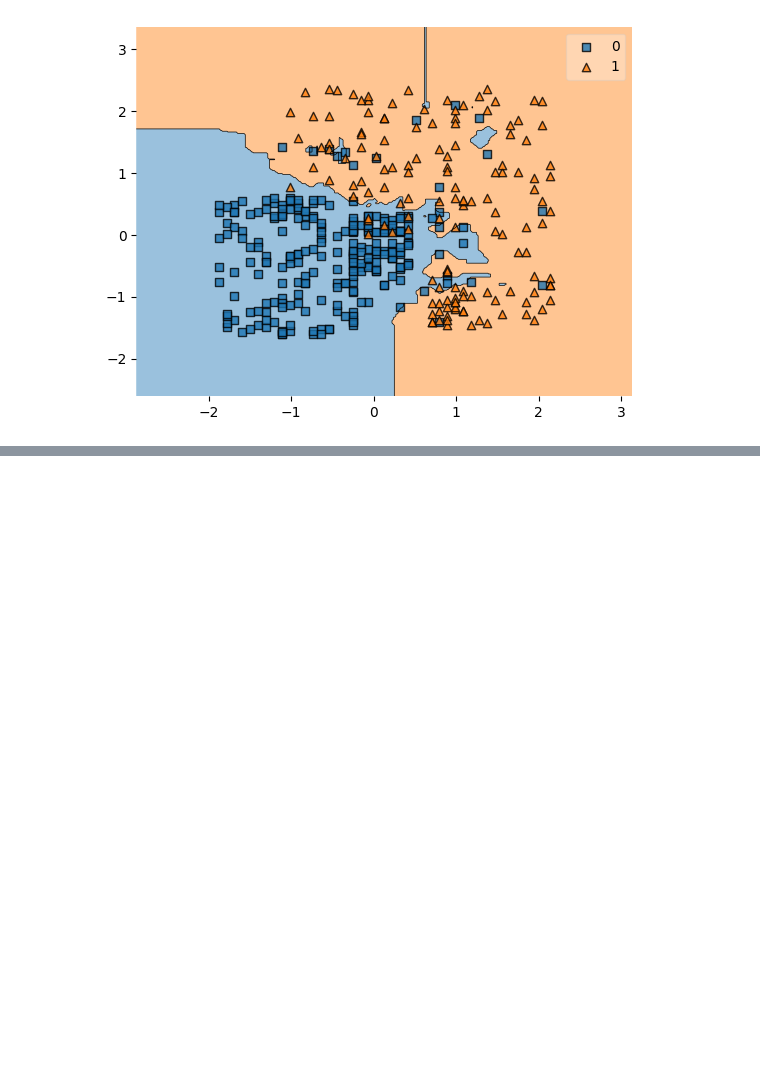
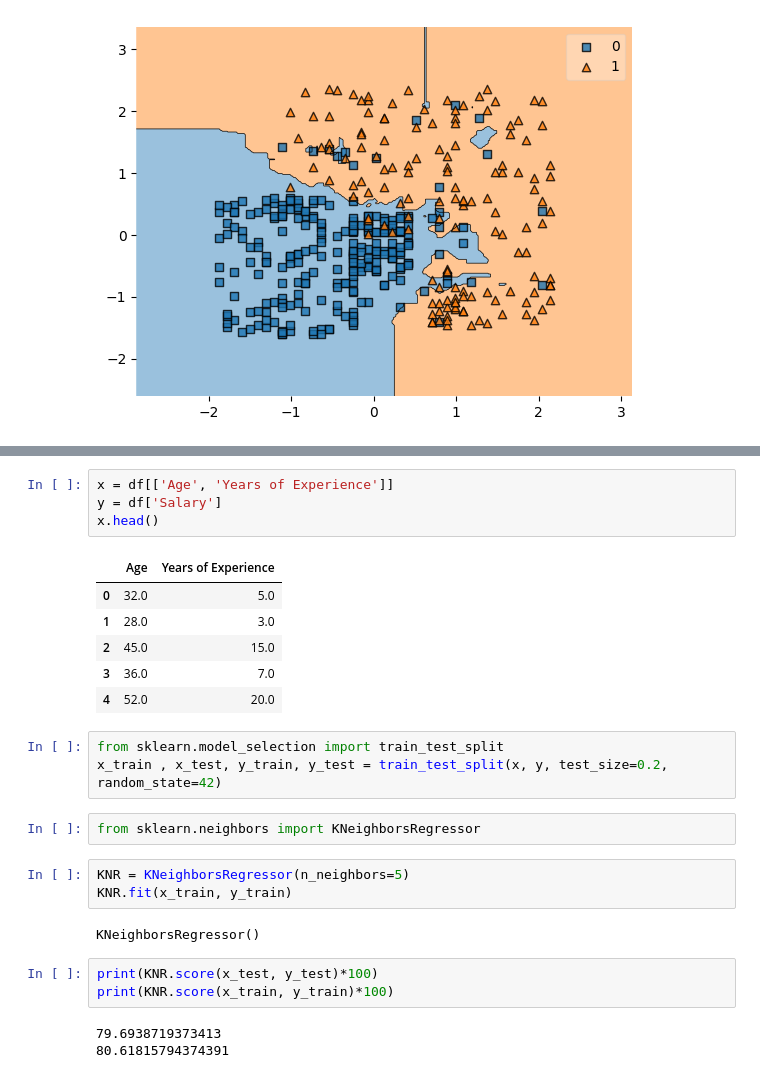
Before and after one commit to lukhi-laksh/Machine-Learning, a Jupyter notebook: Non-Linear Supervised Learning/K-Nearest Nighbours.ipynb, the cells around one changed output, grey strips where cells are left out. Saved outputs shown, nothing was run; the diff lists cells and outputs as text; blank space fills up the shorter version.

```diff
--- a/Non-Linear Supervised Learning/K-Nearest Nighbours.ipynb
+++ b/Non-Linear Supervised Learning/K-Nearest Nighbours.ipynb
@@ -181,0 +194,27 @@ plt.show()
+# %%
+x = df[['Age', 'Years of Experience']]
+y = df['Salary']
+x.head()
+# %% [output]
+|  | Age | Years of Experience |
+| 0 | 32.0 | 5.0 |
+| 1 | 28.0 | 3.0 |
+| 2 | 45.0 | 15.0 |
+| 3 | 36.0 | 7.0 |
+| 4 | 52.0 | 20.0 |
+# %%
+from sklearn.model_selection import train_test_split
+x_train , x_test, y_train, y_test = train_test_split(x, y, test_size=0.2, random_state=42)
+# %%
+from sklearn.neighbors import KNeighborsRegressor
+# %%
+KNR = KNeighborsRegressor(n_neighbors=5)
+KNR.fit(x_train, y_train)
+# %% [output]
+KNeighborsRegressor()
+# %%
+print(KNR.score(x_test, y_test)*100)
+print(KNR.score(x_train, y_train)*100)
+# %% [output]
+79.6938719373413
+80.61815794374391
```
Also changed, not shown: parts of 4 cells of this notebook, 1 other file.
